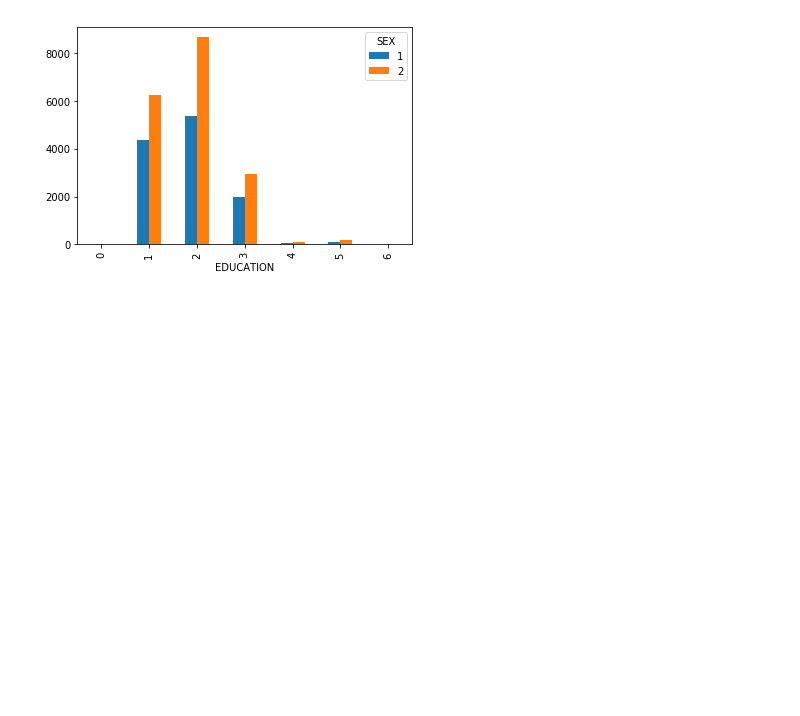
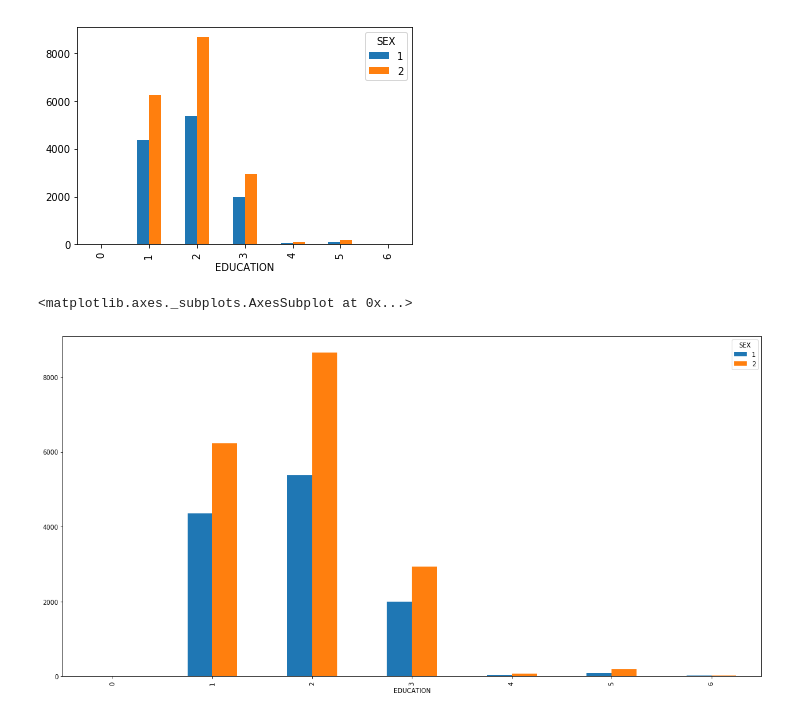
Before and after one commit to marinaTur/sfml, a Jupyter notebook: hw_01/hw1-task.ipynb, the cells around one changed output. Saved outputs shown, nothing was run; the diff lists cells and outputs as text; code cells hidden in the pictures; blank space fills up the shorter version.

```diff
--- a/hw_01/hw1-task.ipynb
+++ b/hw_01/hw1-task.ipynb
@@ -56,6 +173,12 @@ df #TODO
 # %% [output]
 <matplotlib.axes._subplots.AxesSubplot at 0x...>
 [figure]
+# %%
+fig, ax = plt.subplots(figsize=(20,10))
+df.pivot_table("LIMIT_BAL","EDUCATION",df['SEX'],'count').plot(kind='bar',ax=ax)
+# %% [output]
+<matplotlib.axes._subplots.AxesSubplot at 0x...>
+[figure, added]
 # %%
 # (9) построить зависимость кредитного лимита и образования только для одного из полов
 
```
Also changed, not shown: parts of 22 cells of this notebook.
